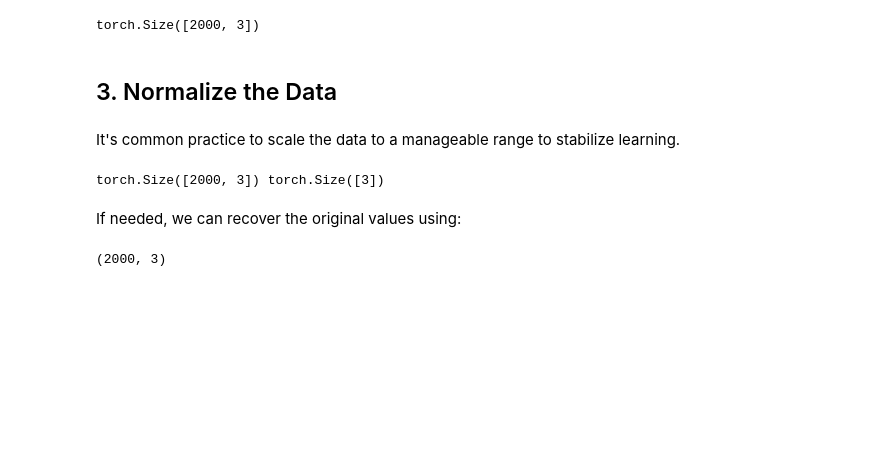
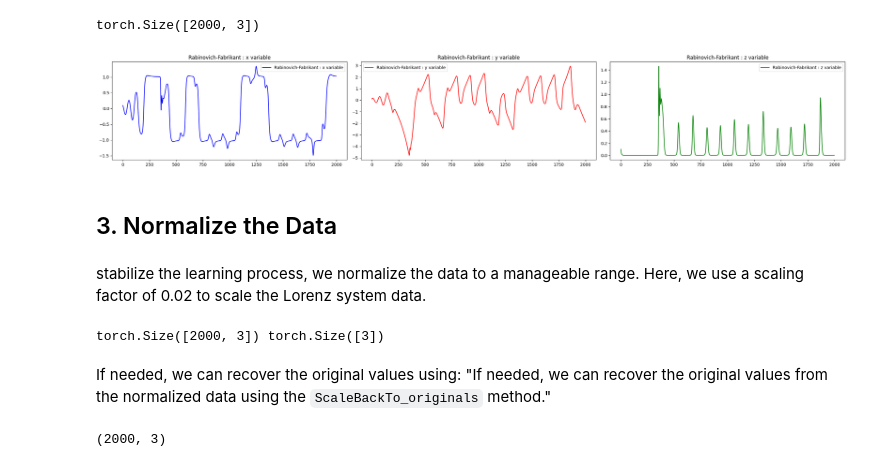
Before and after one commit to rock-feller/HCNNs_and_Chaos, a Jupyter notebook: workflow_fully_observable_systems.ipynb, the cells around one changed output. Cells and saved outputs as stored; diff of their text form; code cells hidden in the pictures; blank space fills up the shorter version.

```diff
--- a/workflow_fully_observable_systems.ipynb
+++ b/workflow_fully_observable_systems.ipynb
@@ -30,10 +35,15 @@ The same logic applies to the Rabinovich-Fabrikan and the Rossler system
 # %%
-rabi_data, _= systems.RabinovichFabrikantSolver(start=0.0, stop=20.0, ics=(-0.75 , 0.75 ,0.5), time_grid=0.01)
+rabi_data, _= systems.RabinovichFabrikantSolver(start=0.0, stop=200.0, ics=(0.1 , 0.1 ,0.1), time_grid=0.1)
 rabi_data.shape
 # %% [output]
 torch.Size([2000, 3])
+# %%
+plotter_rabi = plottings.ChaoticSystemPlotter(data=rabi_data, system_name='Rabinovich-Fabrikant')
+plotter_rabi.plot_all_trajectories(render='horizontal')
+# %% [output]
+[figure, added]
 # %% [markdown]
 ## 3. Normalize the Data
-# %% [markdown]
-It's common practice to scale the data to a manageable range to stabilize learning.
+# %% [markdown]
+ stabilize the learning process, we normalize the data to a manageable range. Here, we use a scaling factor of 0.02 to scale the Lorenz system data.
 # %%
@@ -43,7 +53,7 @@ print(scaled_lorenz.shape , avg_lorenz.shape)  #
 # %% [output]
 torch.Size([2000, 3]) torch.Size([3])
 # %% [markdown]
-If needed, we can recover the original values using:
+If needed, we can recover the original values using:                 "If needed, we can recover the original values from the normalized data using the `ScaleBackTo_originals` method."
 # %%
 original_lorenz = norma.ScaleBackTo_originals(
     scaled_tens_data=scaled_lorenz,
```
Also changed, not shown: parts of 32 cells of this notebook.
